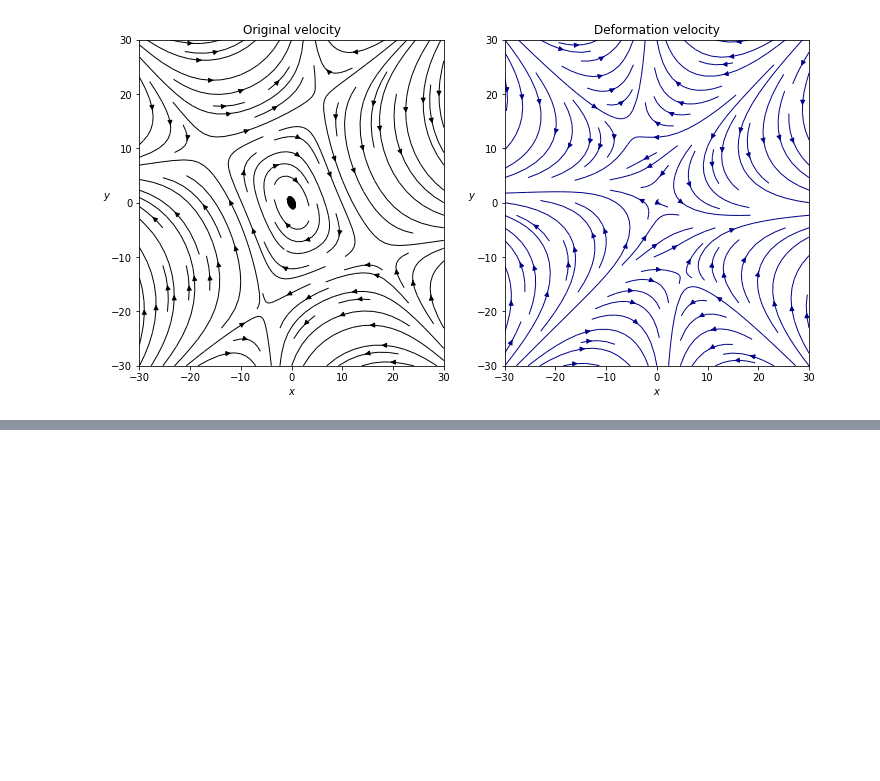
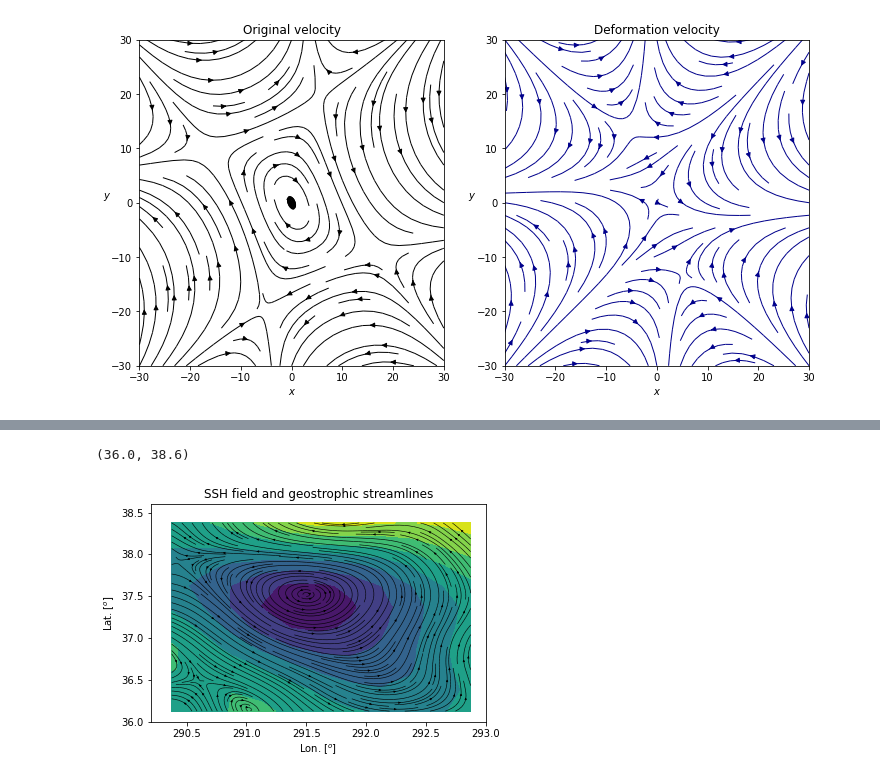
Before and after one commit to balintkaszas/DeformationVelocity, a Jupyter notebook: 2DExamples.ipynb, the cells around one changed output, grey strips where cells are left out. Saved outputs shown, nothing was run; the diff lists cells and outputs as text; code cells hidden in the pictures; blank space fills up the shorter version.

```diff
--- a/2DExamples.ipynb
+++ b/2DExamples.ipynb
@@ -269,0 +410,5 @@ Text(0.5, 1.0, 'Deformation velocity')
+# %%
+U1domain = [[290.2, 293], [36, 38.6]]
+xx_1, yy_1, Hcut_1 = selectRegion(H, lons, lats, *U1domain)
+xx_1, yy_1, Ucut_1 = selectRegion(US, lons, lats, *U1domain)
+xh_1, yy_1, Vcut_1 = selectRegion(VS, lons, lats, *U1domain)
@@ -269,0 +423,11 @@ Text(0.5, 1.0, 'Deformation velocity')
+# %%
+plt.contourf(xx_1, yy_1, Hcut_1)
+plt.title('SSH field and geostrophic streamlines')
+plt.streamplot(xx_1, yy_1, Ucut_1, Vcut_1, density=2, linewidth=0.6, arrowsize=0.4, color='black')
+plt.xlabel('Lon. $[^o]$')
+plt.ylabel('Lat. $[^o]$')
+plt.xlim(*U1domain[0])
+plt.ylim(*U1domain[1])
+# %% [output]
+(36.0, 38.6)
+[figure, added]
```
Also changed, not shown: parts of 24 cells of this notebook, 2 other files.
